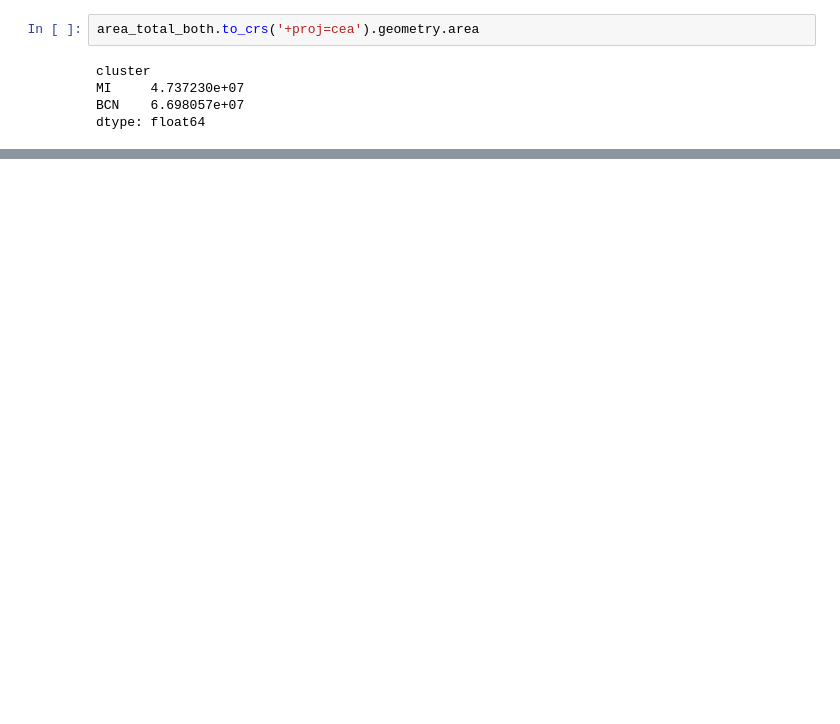
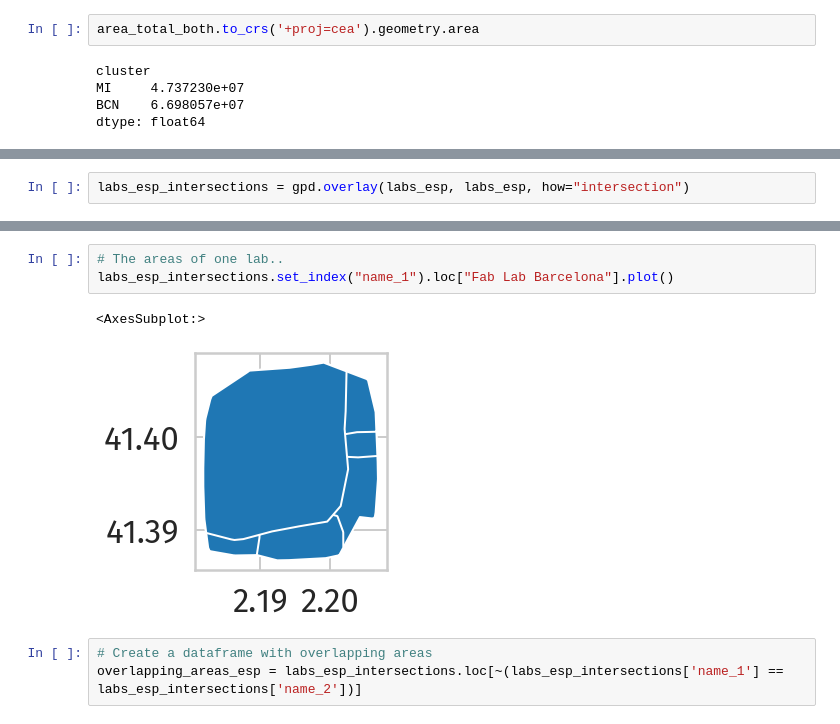
Before and after one commit to openp2pdesign/labs_access_analysis, a Jupyter notebook: 06_Population_facebook_data_no_overlaps.ipynb, the cells around one changed output, grey strips where cells are left out. Drawn from its saved outputs; the diff is of its cells as text; blank space fills up the shorter version.

```diff
--- a/06_Population_facebook_data_no_overlaps.ipynb
+++ b/06_Population_facebook_data_no_overlaps.ipynb
@@ -364,0 +507,2 @@ dtype: float64
+# %%
+labs_esp_intersections = gpd.overlay(labs_esp, labs_esp, how="intersection")
@@ -364,0 +529,9 @@ dtype: float64
+# %%
+# The areas of one lab..
+labs_esp_intersections.set_index("name_1").loc["Fab Lab Barcelona"].plot()
+# %% [output]
+<AxesSubplot:>
+[figure, added]
+# %%
+# Create a dataframe with overlapping areas
+overlapping_areas_esp = labs_esp_intersections.loc[~(labs_esp_intersections['name_1'] == labs_esp_intersections['name_2'])]
```
Also changed, not shown: parts of 40 cells of this notebook, 6 other files.
